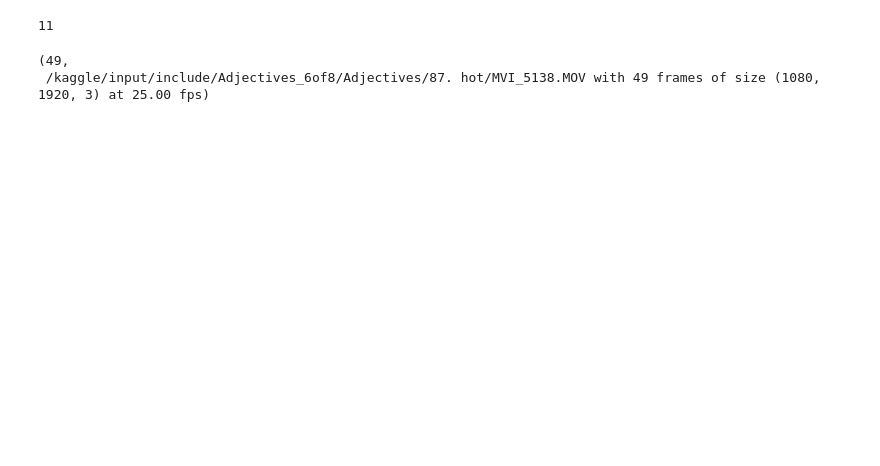
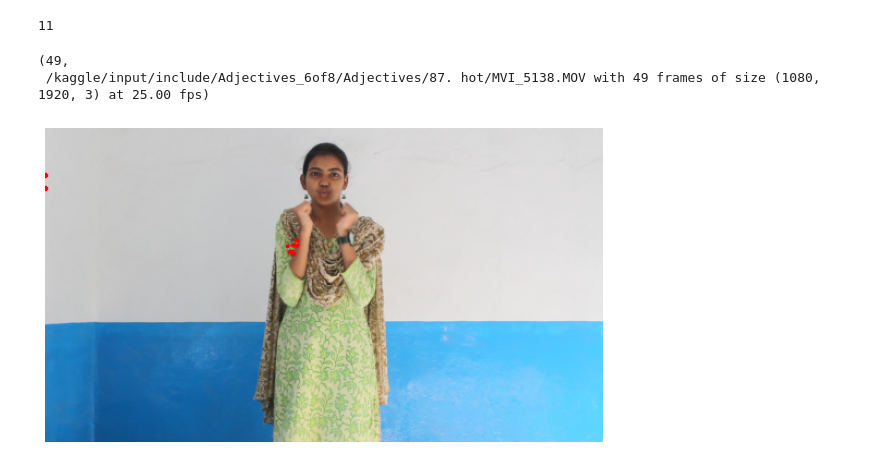
Before and after one commit to Scarletleaph/SLR, a Jupyter notebook: slr-be.ipynb, the cells around one changed output. Drawn from its saved outputs; the diff is of its cells as text; code cells hidden in the pictures; blank space fills up the shorter version.

```diff
--- a/slr-be.ipynb
+++ b/slr-be.ipynb
@@ -150,10 +150,13 @@ hands_list = util.handDetect(candidate, subset, oriImg)
 '''
 all_hand_peaks = []
 for x, y, w, is_left in hands_list:
-    peaks = hand_estimation(oriImg[y:y+w, x:x+w, :]) #pretrained model, last layer: convolution_param-> num_output: 22
-    print(peaks)
+    peaks = hand_estimation(oriImg[y:y+w, x:x+w, :]) #pretrained model, last layer: convolution_param-> num_output: 22, 21 Keypoints
+    #adjust coordinates of keypoints
+    #print(peaks)
     peaks[:, 0] = np.where(peaks[:, 0]==0, peaks[:, 0], peaks[:, 0]+x)
-    peaks[:, 1] = np.where(peaks[:, 1]==1, peaks[:, 1], peaks[:, 1]+y) #original: np.where(peaks[:, 1]==0, peaks[:, 1], peaks[:, 1]+y)
+    #print(peaks)
+    peaks[:, 1] = np.where(peaks[:, 1]==0, peaks[:, 1], peaks[:, 1]+y)
+    #print(peaks)
     all_hand_peaks.append(peaks)
 
 canvas = util.draw_handpose(canvas, all_hand_peaks)
@@ -206,14 +231,16 @@ for f in range(Num_of_frames):
     for x, y, w, is_left in hands_list:
         peaks = hand_estimation(oriImg[y:y+w, x:x+w, :])
         peaks[:, 0] = np.where(peaks[:, 0]==0, peaks[:, 0], peaks[:, 0]+x)
-        peaks[:, 1] = np.where(peaks[:, 1]==1, peaks[:, 1], peaks[:, 1]+y)
+        peaks[:, 1] = np.where(peaks[:, 1]==0, peaks[:, 1], peaks[:, 1]+y)
         all_hand_peaks.append(peaks)
 
     canvas = util.draw_handpose(canvas, all_hand_peaks)
     vdo_canvas.append(canvas)
 # %%
 plt.figure(figsize=(10,10))
-plt.imshow(vdo_canvas[40]) #canvas[:, :, [2, 1, 0]]
+plt.imshow(vdo_canvas[17]) #canvas[:, :, [2, 1, 0]]
 plt.axis('off')
 plt.show()
+# %% [output]
+[figure, added]
 # %%
```
Also changed, not shown: parts of 7 cells of this notebook.
